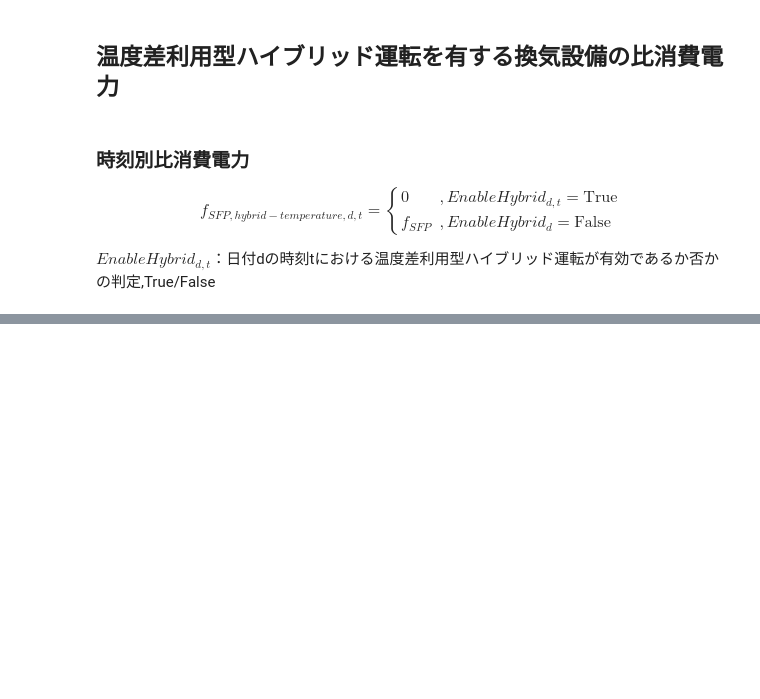
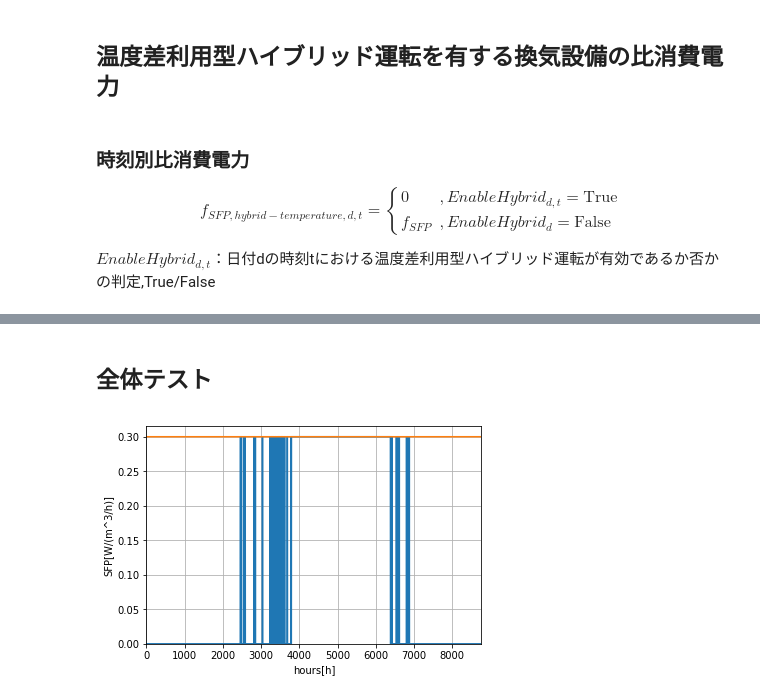
Before and after one commit to jjj-design/jjj_logic, a Jupyter notebook: jiritsu_ventilation.ipynb, the cells around one changed output, grey strips where cells are left out. Saved outputs shown, nothing was run; the diff lists cells and outputs as text; code cells hidden in the pictures; blank space fills up the shorter version.

```diff
--- a/jiritsu_ventilation.ipynb
+++ b/jiritsu_ventilation.ipynb
@@ -1214,0 +1240,65 @@ plt.show()
+# %% [markdown]
+## 全体テスト
+# %%
+# 全体での動作確認
+
+ventilation_control_mode = "温度差利用型ハイブリッド運転" # "制御しない" "片側運転" "バイパス運転" "温度差利用型ハイブリッド運転"
+f_SFP = 0.3
+f_SFP_bypass = 0.2
+
+area_number = 1 # 地域区分
+
+outside_air_temperature_d_t = import_outside_air_temperature_d_t(area_number)
+HeatingSeason_d = import_heating_season_d(area_number)
+
+total_floor_area = 120 # m^2
+
+val_min = -1 * 10**3
+val_max = 10**3
+maximum_iterations = 10**4
+house_story_number = 2 # 階
+room_air_temperature = 20 # ℃
+c_value = 2 # cm^2/m^2
+total_floor_area = 120 # m^2
+ventilation_type = 3
+use_chimney = False
+alphaA_vnt_sum = 0.2 # m^2
+
+x = np.arange(8760)
+y = get_SFP_d_t(ventilation_control_mode, \
+                f_SFP, \
+                f_SFP_bypass, \
+                HeatingSeason_d, \
+                outside_air_temperature_d_t, \
+                area_number, \
+                total_floor_area, \
+                val_min, \
+                val_max, \
+                maximum_iterations, \
+                house_story_number, \
+                room_air_temperature, \
+                c_value, \
+                ventilation_type, \
+                use_chimney, \
+                alphaA_vnt_sum)
+
+# 通常のSFP
+v = np.ones(8760)
+v = v * f_SFP
+
+plt.plot(x, y)
+plt.plot(x, v)
+
+plt.grid(True)
+
+# plt.title("hours/kWh")
+plt.xlabel("hours[h]")
+plt.ylabel("SFP[W/(m^3/h)]")
+
+plt.xlim(0, 8760)
+plt.ylim(0,)
+
+plt.legend()
+plt.show()
+# %% [output]
+[figure, added]
```
Also changed, not shown: parts of 28 cells of this notebook.
